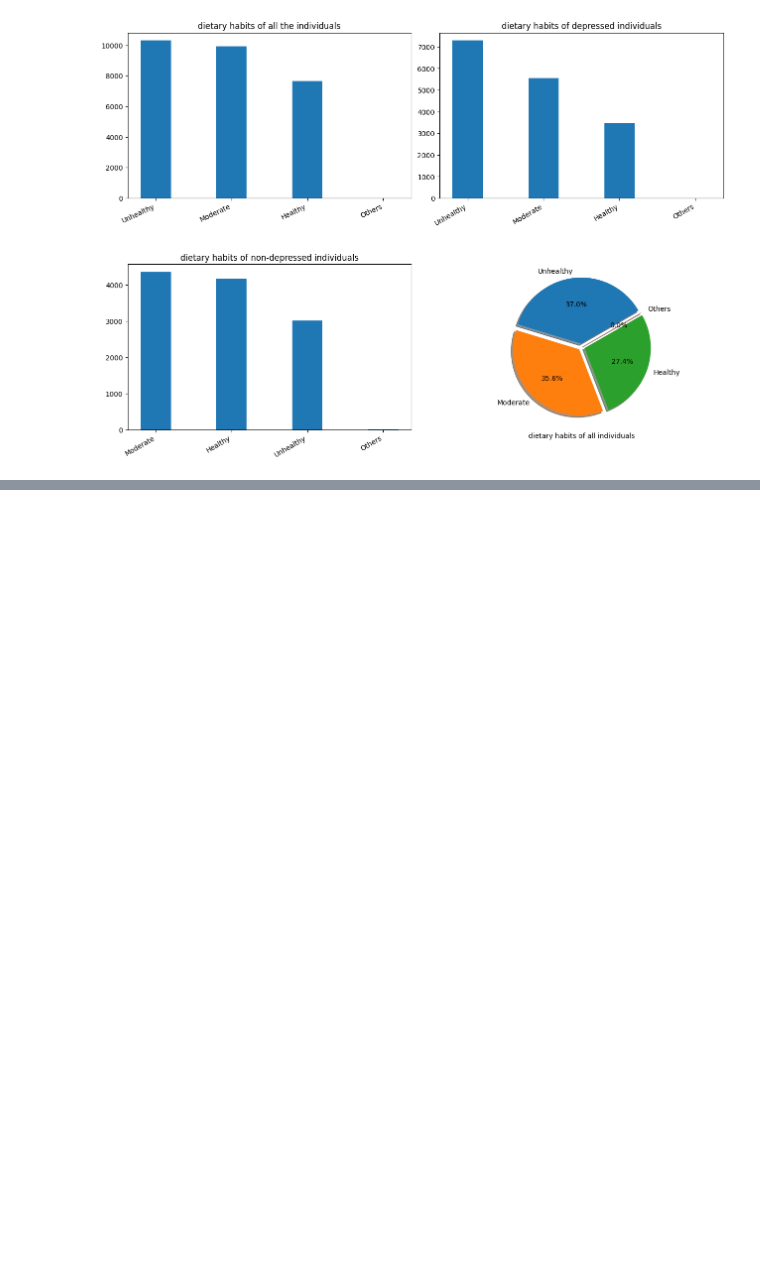
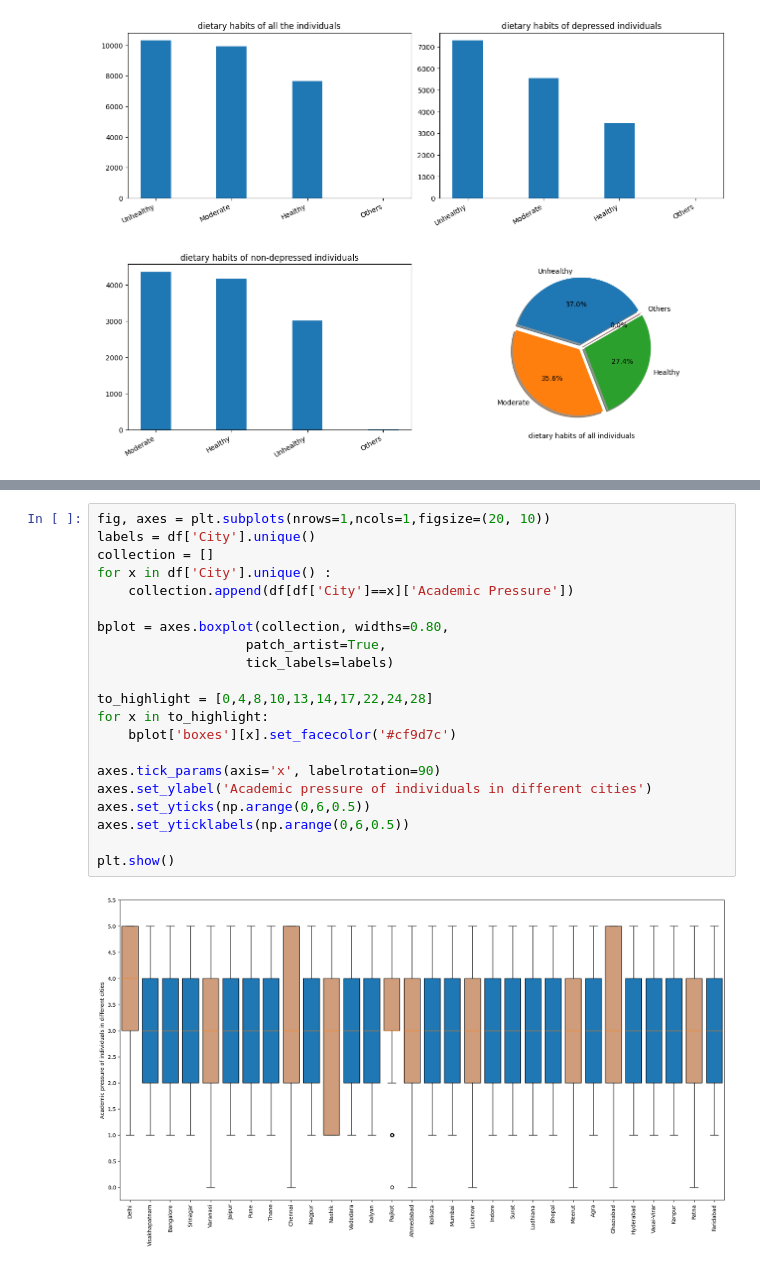
Before and after one commit to gagankumar2488/student_depression_data_analysis, a Jupyter notebook: analysis/analysis_process.ipynb, the cells around one changed output, grey strips where cells are left out. Cells and saved outputs as stored; diff of their text form; blank space fills up the shorter version.

```diff
--- a/analysis/analysis_process.ipynb
+++ b/analysis/analysis_process.ipynb
@@ -228,0 +221,23 @@ array(['B.Com', 'B.Pharm', 'BSc', 'BA', 'BCA', 'M.Tech', 'PhD',
+# %%
+fig, axes = plt.subplots(nrows=1,ncols=1,figsize=(20, 10))
+labels = df['City'].unique()
+collection = []
+for x in df['City'].unique() :
+    collection.append(df[df['City']==x]['Academic Pressure'])
+
+bplot = axes.boxplot(collection, widths=0.80,
+                   patch_artist=True,
+                   tick_labels=labels)
+
+to_highlight = [0,4,8,10,13,14,17,22,24,28]
+for x in to_highlight:
+    bplot['boxes'][x].set_facecolor('#cf9d7c')
+
+axes.tick_params(axis='x', labelrotation=90)
+axes.set_ylabel('Academic pressure of individuals in different cities')
+axes.set_yticks(np.arange(0,6,0.5))
+axes.set_yticklabels(np.arange(0,6,0.5))
+
+plt.show()
+# %% [output]
+[figure, added]
```
Also changed, not shown: parts of 5 cells of this notebook.
